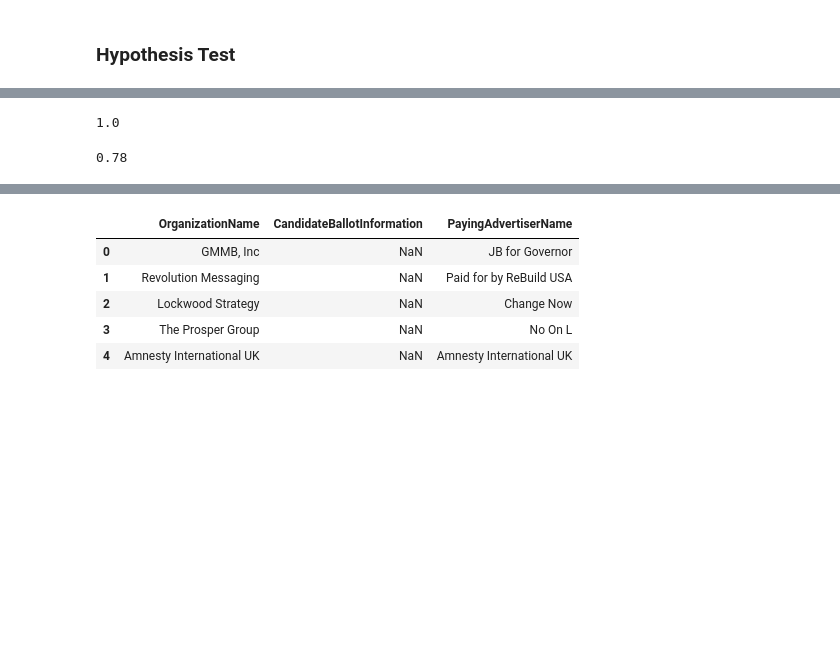
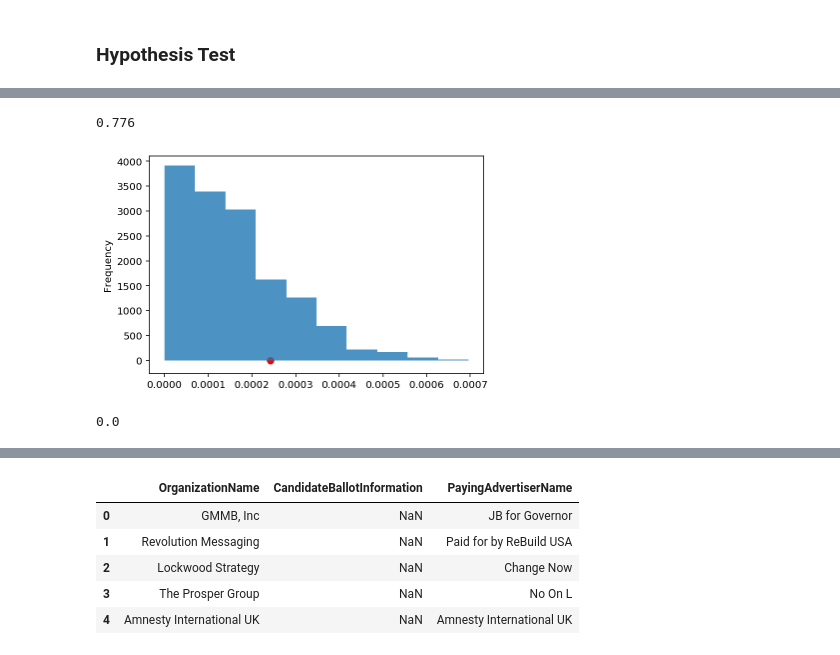
Before and after one commit to Camicam311/sc-political, a Jupyter notebook: ads.ipynb, the cells around one changed output, grey strips where cells are left out. Saved outputs shown, nothing was run; the diff lists cells and outputs as text; code cells hidden in the pictures; blank space fills up the shorter version.

```diff
--- a/ads.ipynb
+++ b/ads.ipynb
@@ -139,0 +265,4 @@ oks
+# %%
+catted_df['EndDate_Null'] = catted_df['EndDate'].isnull()
+catted_df.query("EndDate_Null == True")
+df_19['EndDate']
@@ -140,34 +291,50 @@ oks
+# %%
+trials = 1000
+#Permutation test using absolute difference of means
+outliers = 0
+#limit the numbers to ones within the US
+obs = us_df.groupby("Year")["DollarPerView"].mean().diff().abs()[19]
+# Calculate observed difference of means
+us_df = us_df[["DollarPerView", "Year"]]
+doms = []
+for _ in range(trials):
+    #shuffle relevant values
+    shuffled = us_df.sample(frac=1,replace=False).reset_index(drop=True)["DollarPerView"]
+    #assign the shuffleds to a df
+    samp = us_df.assign(**{"DollarPerView":shuffled})
+    test_stat = samp.groupby("Year")["DollarPerView"].mean().diff().abs()[19]
+    #This calculates the abs diff of means of the sample
+    doms.append(test_stat)
+    #Making a list of mean diffs, for plotting
+    if test_stat <= obs:
+        #Count outliers to calc pval
+        outliers += 1
+outliers/trials
+#So difference of means does not give me a statistically significant result,
+#let's see if this was because the test stat fails to pick up the difference,
+#or they really are drawn from the same distribution
+# %% [output]
+0.776
+# %%
+pd.Series(doms).plot(kind='hist', density=True, alpha=0.8)
+#Visualizing the results of means permutation test
+plt.scatter(obs, 0, color='red', s=40);
+# %% [output]
+[figure, added]
 # %%
+from scipy.stats import ks_2samp
 ks = []
+oks, _ = ks_2samp(us_df.loc[us_df["ElectionYear"], "DollarPerView"], us_df.loc[~us_df["ElectionYear"], "DollarPerView"])
 # Permutation test using the ks_stat
 for _ in range(trials):
     #shuffle relevant values
     shuffled = us_df.sample(frac=1,replace=False).reset_index(drop=True)["DollarPerView"]
+    #put the shuffleds into a df
     samp = us_df.assign(**{"DollarPerView":shuffled})
+    #compute the test statistic
     tks, _ = ks_2samp(samp.loc[samp["ElectionYear"], "DollarPerView"],samp.loc[~samp["ElectionYear"], "DollarPerView"])
+    #add it to a list of test_stats for plotting
     ks.append(tks)
-np.count_nonzero(np.array(ks) >= oks) / len(ks)
+np.count_nonzero(np.array(ks) <= oks) / len(ks)
 # %% [output]
-1.0
+0.0
-# %%
-trials = 1000
-#Permuitation test using absolute difference of means
-outliers = 0
-us_df = catted_df.query("Country == 'US'")
-#limit the numbers to ones within the US
-obs = us_df.groupby("Year")["DollarPerView"].mean().diff().abs()[19]
-# Calculate observed difference of means
-for _ in range(trials):
-    #shuffle relevant values
-    shuffled = us_df.sample(frac=1,replace=False).reset_index(drop=True)["DollarPerView"]
-    #assign the shuffleds to a df
-    samp = us_df.assign(**{"DollarPerView":shuffled})
-    if samp.groupby("Year")["DollarPerView"].mean().diff().abs()[19] <= obs:
-        #This calculates the abs diff of means of the sample
-        outliers += 1
-outliers/trials
-#So difference of means does not give me a statistically significant result,
-#let's see if this was because the test stat fails to pick up the difference,
-#or they really are drawn from the same distribution
-# %% [output]
-0.78
```
Also changed, not shown: parts of 14 cells of this notebook.
